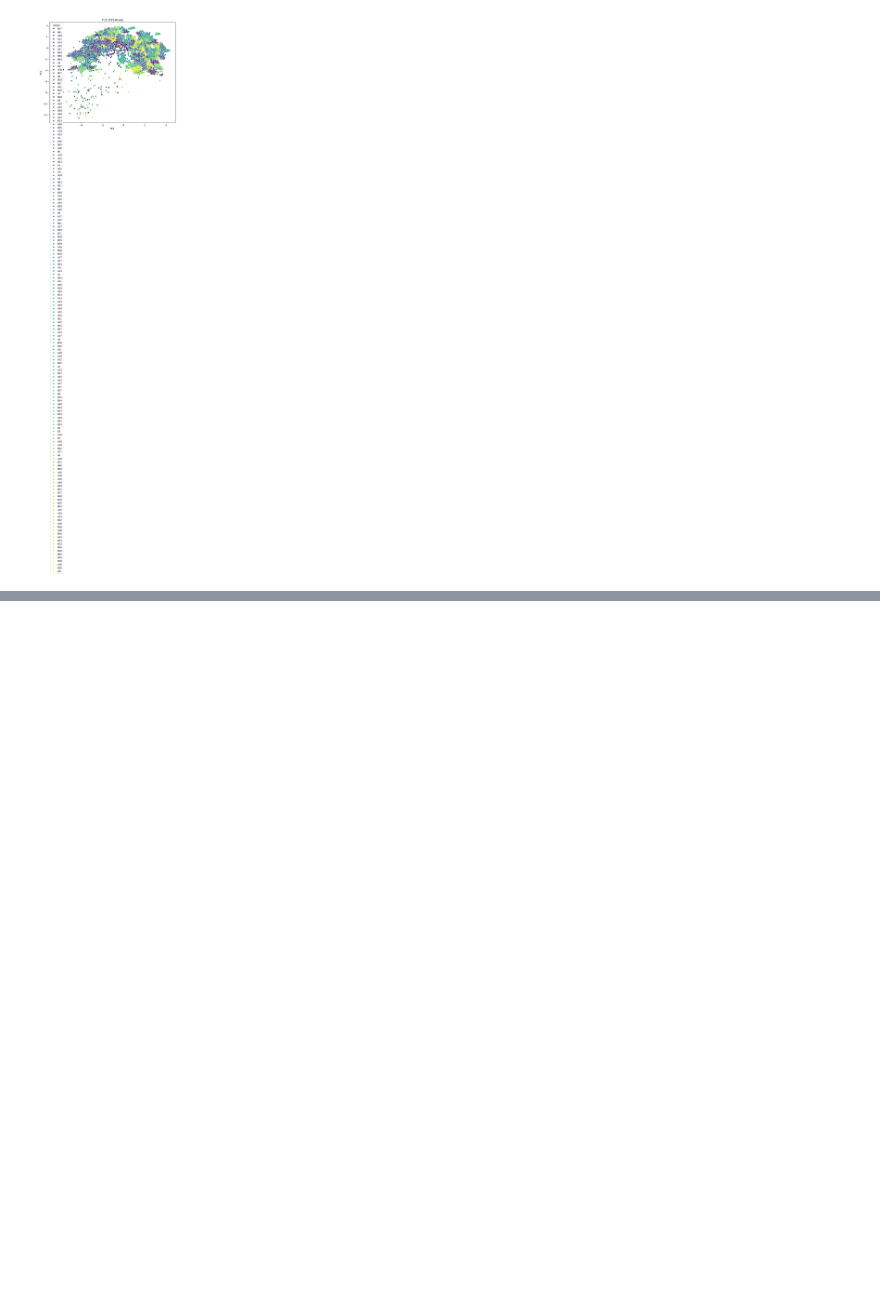
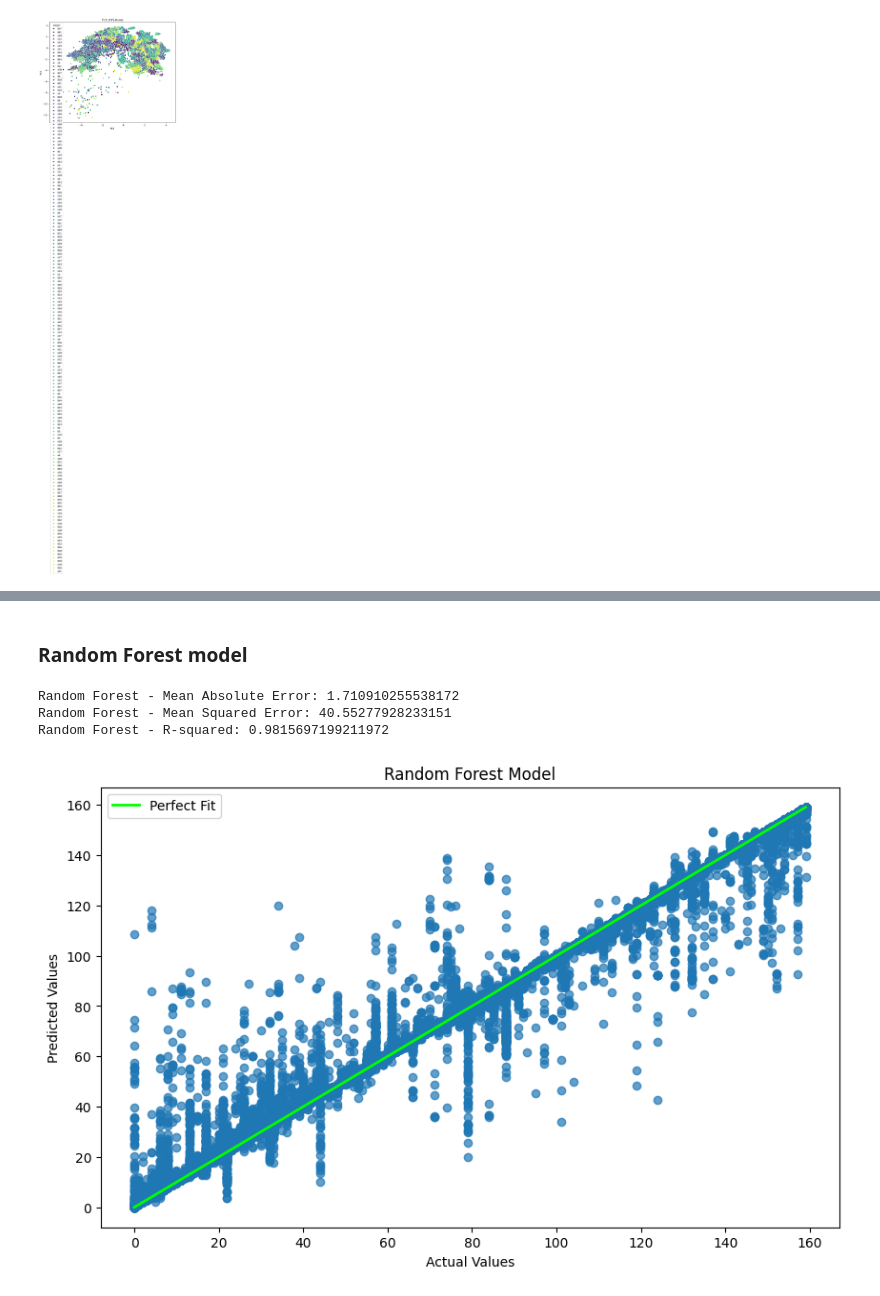
Before and after one commit to Dev-98/ML-Practice, a Jupyter notebook: Task-1.ipynb, the cells around one changed output, grey strips where cells are left out. Saved outputs shown, nothing was run; the diff lists cells and outputs as text; code cells hidden in the pictures; blank space fills up the shorter version.

```diff
--- a/Task-1.ipynb
+++ b/Task-1.ipynb
@@ -54,0 +136,41 @@ AttributeError: 'DataFrame' object has no attribute 'description'
+# %% [markdown]
+### Random Forest model
+# %%
+from sklearn.ensemble import RandomForestRegressor
+
+# Train a Random Forest Regressor
+rf_model = RandomForestRegressor(random_state=42)
+rf_model.fit(X_train, y_train)
+
+# Predict using the model
+y_pred_rf = rf_model.predict(X_test)
+
+# Evaluate the model
+mae_rf = mean_absolute_error(y_test, y_pred_rf)
+mse_rf = mean_squared_error(y_test, y_pred_rf)
+r2_rf = r2_score(y_test, y_pred_rf)
+
+print(f"Random Forest - Mean Absolute Error: {mae_rf}")
+print(f"Random Forest - Mean Squared Error: {mse_rf}")
+print(f"Random Forest - R-squared: {r2_rf}")
+# %% [output]
+Random Forest - Mean Absolute Error: 1.710910255538172
+Random Forest - Mean Squared Error: 40.55277928233151
+Random Forest - R-squared: 0.9815697199211972
+# %%
+# Representation: Plot predicted vs actual values
+
+plt.figure(figsize=(10, 6))
+plt.scatter(y_test, y_pred_rf, alpha=0.7)
+# Line for perfect predictions
+min_val = min(min(y_test), min(y_pred_rf))
+max_val = max(max(y_test), max(y_pred_rf))
+plt.plot([min_val, max_val], [min_val, max_val], color='lime', linestyle='-', linewidth=2, label='Perfect Fit')
+
+plt.xlabel('Actual Values')
+plt.ylabel('Predicted Values')
+plt.title('Random Forest Model')
+plt.legend()
+plt.show()
+# %% [output]
+[figure, added]
```
Also changed, not shown: parts of 12 cells of this notebook.
